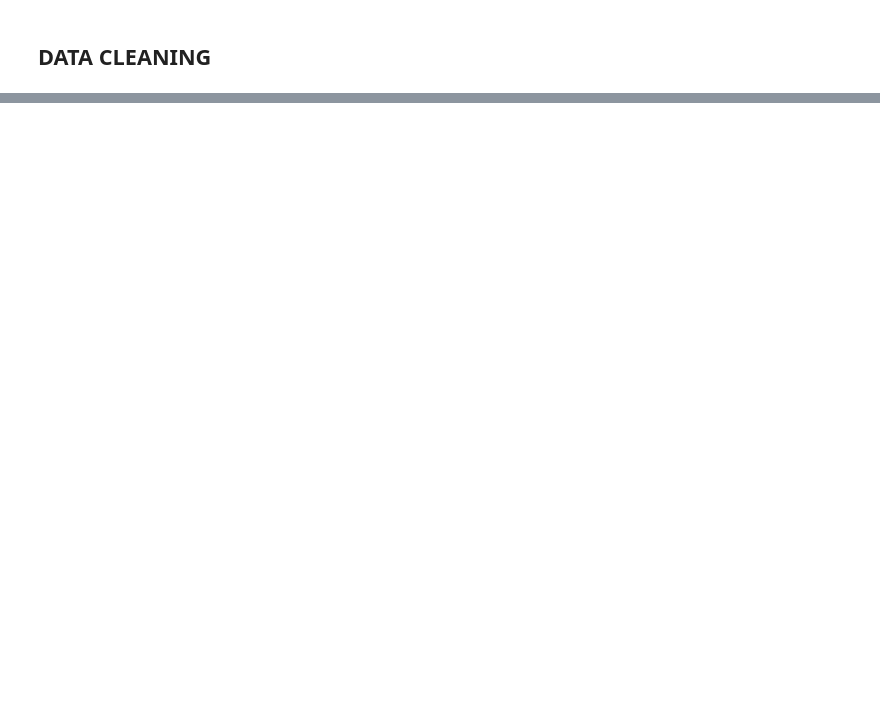
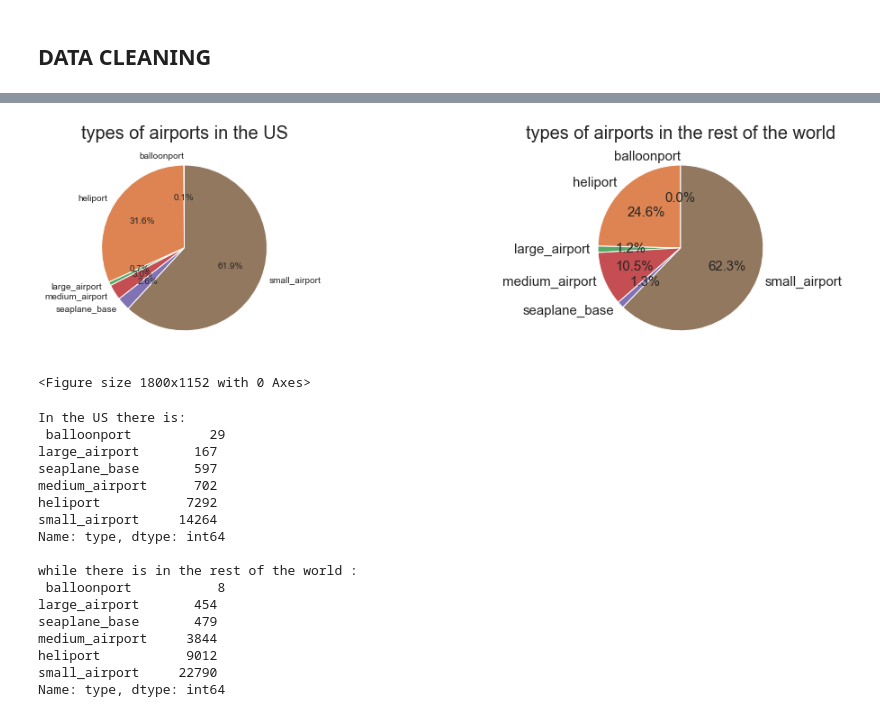
Before and after one commit to ahmedsabouni/world_airports, a Jupyter notebook: Analyse.ipynb, the cells around one changed output, grey strips where cells are left out. Drawn from its saved outputs; the diff is of its cells as text; code cells hidden in the pictures; blank space fills up the shorter version.

```diff
--- a/Analyse.ipynb
+++ b/Analyse.ipynb
@@ -79,0 +91,45 @@ data['continent']=data['continent']=data['continent'].fillna('NoA') # for north
+# %%
+# subplot of the number of airports per type
+counts = data['type'].value_counts().sort_index()
+labels =[counts.index[i] for i in range(len(counts))]
+sizes = [counts.values[i] for i in range(len(counts))]
+
+counts_US = US_airports['type'].value_counts().sort_index()
+labels_US =[counts_US.index[i] for i in range(len(counts))]
+sizes_US = [counts_US.values[i] for i in range(len(counts))]
+
+
+plt.figure(figsize=(14,8))
+
+plt.subplot(1,3,1.5)
+plt.pie(sizes_US,labels=labels_US,autopct='%1.1f%%',startangle=90,textprops={'fontsize':10})
+plt.title('types of airports in the US',fontsize=20)
+
+plt.subplot(1,3,3)
+plt.pie(sizes,labels=labels,autopct='%1.1f%%',startangle=90,textprops={'fontsize':15})
+plt.title('types of airports in the rest of the world',fontsize=20)
+plt.figure(figsize=(25,16))
+
+plt.show()
+print("In the US there is:\n",counts_US.sort_values())
+print("\nwhile there is in the rest of the world :\n",counts.sort_values())
+# %% [output]
+[figure, added]
+<Figure size 1800x1152 with 0 Axes>
+In the US there is:
+ balloonport          29
+large_airport       167
+seaplane_base       597
+medium_airport      702
+heliport           7292
+small_airport     14264
+Name: type, dtype: int64
+
+while there is in the rest of the world :
+ balloonport           8
+large_airport       454
+seaplane_base       479
+medium_airport     3844
+heliport           9012
+small_airport     22790
+Name: type, dtype: int64
```
Also changed, not shown: parts of 14 cells of this notebook, 2 other files.
